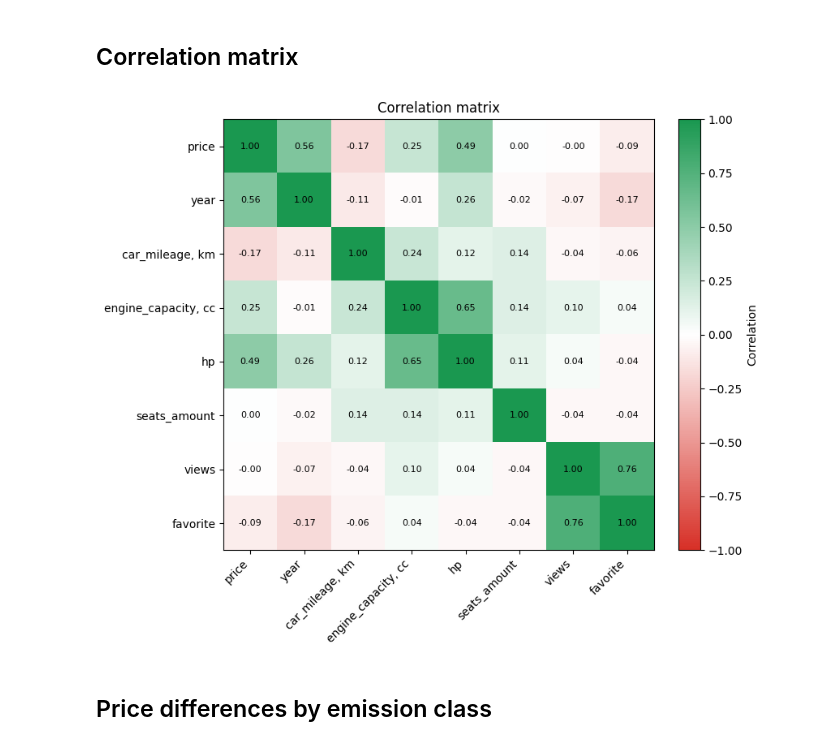
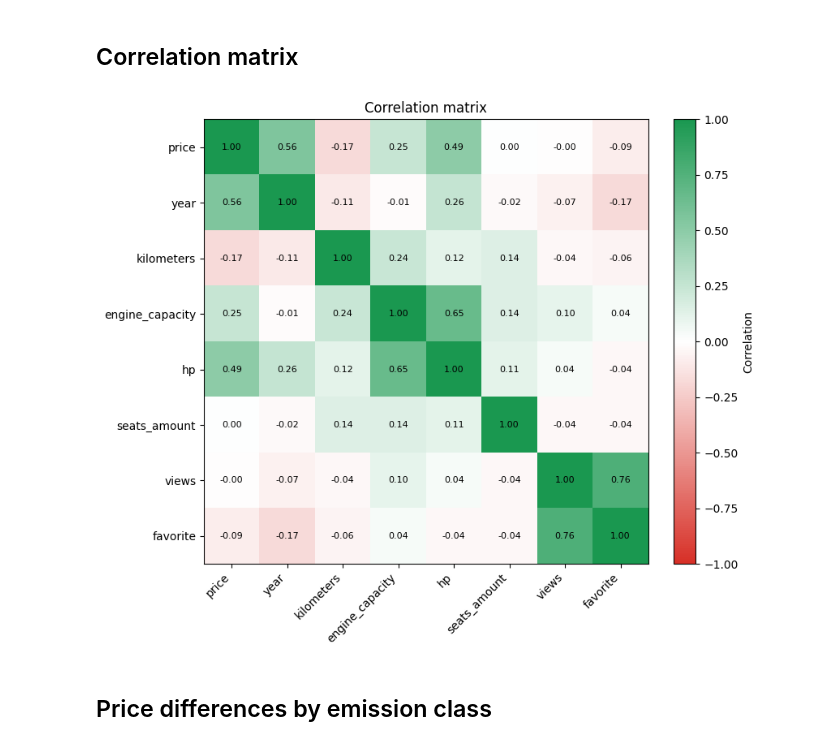
Before and after one commit to papadopoules/marketplace-price-prediction, a Jupyter notebook: marketplace-analysis.ipynb, the cells around one changed output. Drawn from its saved outputs; the diff is of its cells as text; code cells hidden in the pictures.

```diff
--- a/marketplace-analysis.ipynb
+++ b/marketplace-analysis.ipynb
@@ -409,7 +498,7 @@ categorical_cols = [
     "car_type",
     "gearbox",
     "brand",
-    "model",
+    "car_name",
 ]
 
 for col in categorical_cols:
@@ -596,0 +599,18 @@ plt.show()
+# %%
+cols = serbia.select_dtypes(include=["object", "category"]).drop('car_name', axis=1).columns # to avoid including the car_name column which has 1000 unique values
+
+fig, axes = plt.subplots(4, 3, figsize=(10, 45))  # 4 rows, 3 columns
+axes = axes.flatten()
+
+for i, col in enumerate(cols):
+    counts = serbia[col].value_counts().sort_values()
+    counts.name = None  # Remove the name to avoid it being displayed in the plot
+    counts.plot(kind='barh', ax=axes[i], title=col)
+
+    for j, v in enumerate(counts):
+        axes[i].text(v + 1, j, str(v), va='center')
+
+    axes[i].set_ylabel('')
+
+plt.subplots_adjust(wspace=1)
+plt.show()
@@ -596,0 +631,3 @@ plt.show()
+# %%
+serbia = serbia.drop_duplicates()
+print("Duplicates:", serbia.duplicated().sum())
@@ -607,0 +767,13 @@ The data has been cleaned by:
+# %%
+serbia = serbia.loc[
+    (serbia["kilometers"] <= threshold) | serbia["kilometers"].isna()
+].copy()
+
+fig, ax = plt.subplots(figsize=(8, 5))
+ax.hist(serbia["kilometers"].dropna(), bins=40)
+ax.set_title("Car mileage after outlier removal")
+ax.set_xlabel("Mileage in km")
+ax.set_ylabel("Count")
+ax.xaxis.set_major_formatter(FuncFormatter(lambda x, _: f"{x:,.0f}"))
+plt.tight_layout()
+plt.show()
@@ -686,8 +860,8 @@ Number of unique car brands: 52
 num_cols = [
     "price",
     "year",
-    "car_mileage, km",
-    "engine_capacity, cc",
+    "kilometers",
+    "engine_capacity",
     "hp",
     "seats_amount",
     "views",
@@ -708,34 +882,34 @@ fig, ax = plt.subplots(figsize=(9, 7))
 im = ax.imshow(
     corr_matrix,
     cmap=corr_cmap,
     vmin=-1,
     vmax=1
 )
 
 cbar = fig.colorbar(im, ax=ax, fraction=0.046, pad=0.04)
 cbar.set_label("Correlation")
 
 ax.set_xticks(range(len(corr_matrix.columns)))
 ax.set_yticks(range(len(corr_matrix.index)))
 ax.set_xticklabels(corr_matrix.columns, rotation=45, ha="right")
 ax.set_yticklabels(corr_matrix.index)
 
 for i in range(corr_matrix.shape[0]):
     for j in range(corr_matrix.shape[1]):
         ax.text(
             j,
             i,
             f"{corr_matrix.iloc[i, j]:.2f}",
             ha="center",
             va="center",
             fontsize=8
         )
 
 ax.set_title("Correlation matrix")
 plt.tight_layout()
 plt.show()
 # %% [output]
-[figure, old version]
+[figure, new version]
 # %% [markdown]
 ## Price differences by emission class
 # %%
```
Also changed, not shown: parts of 59 cells of this notebook.
